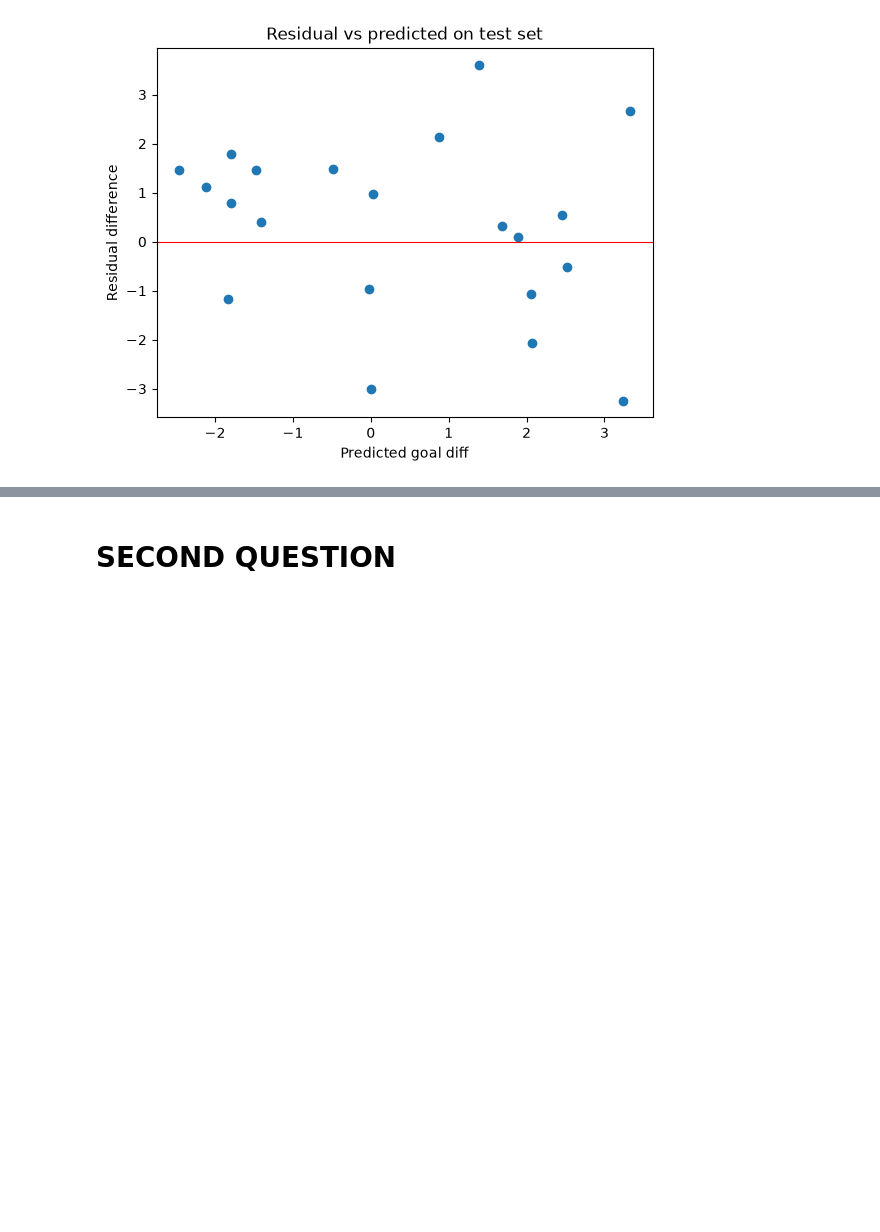
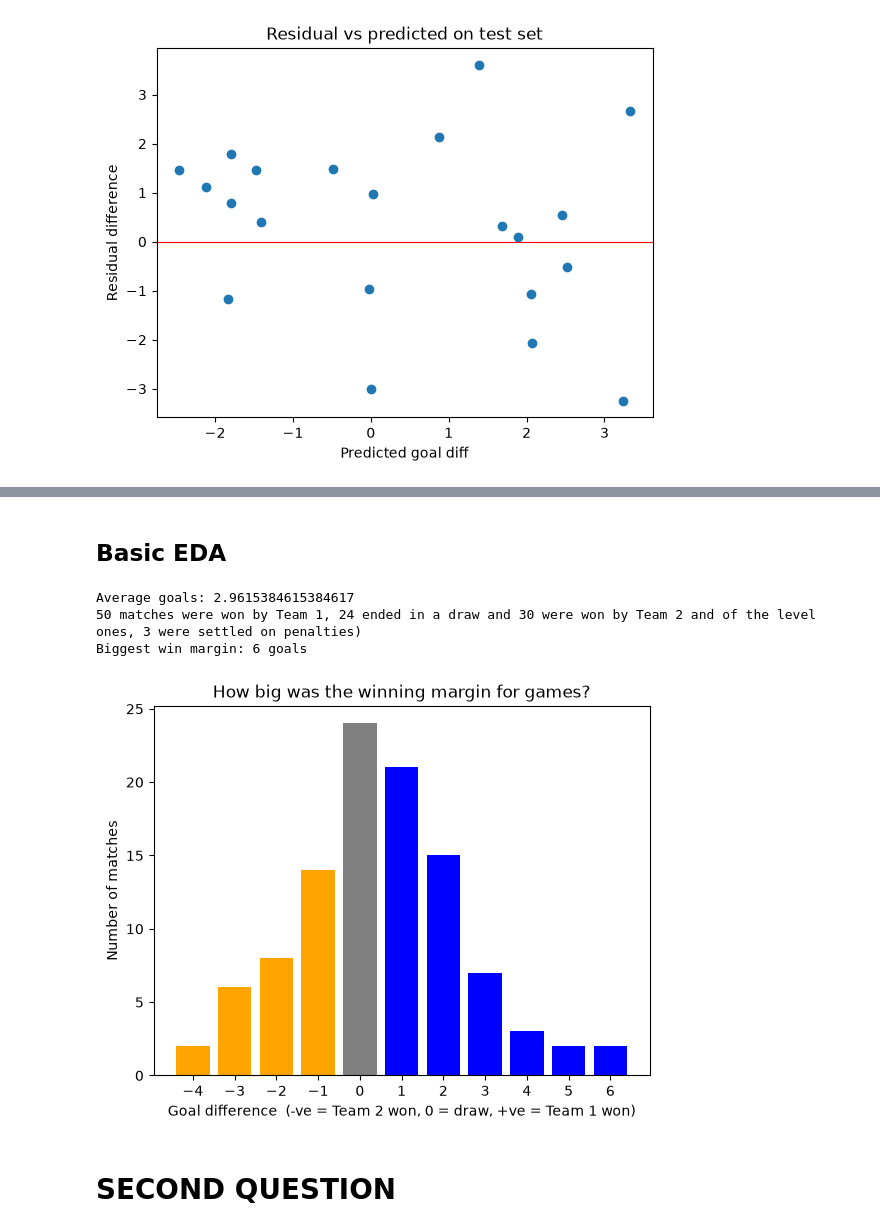
Before and after one commit to qualiky/fifa-world-cup-2026-analysis, a Jupyter notebook: notebooks/sandys-notebook.ipynb, the cells around one changed output, grey strips where cells are left out. Saved outputs shown, nothing was run; the diff lists cells and outputs as text; code cells hidden in the pictures; blank space fills up the shorter version.

```diff
--- a/notebooks/sandys-notebook.ipynb
+++ b/notebooks/sandys-notebook.ipynb
@@ -201,3 +237,33 @@ plt.show()
+# %% [markdown]
+## Basic EDA
+# %%
+y = final_dataset[TARGET]
+avg_goals = q("SELECT AVG(home_score + away_score) AS g FROM matches")["g"][0]
+n_t1, n_draw, n_t2 = int((y > 0).sum()), int((y == 0).sum()), int((y < 0).sum())
+big = y.abs().max()
+pens = q("SELECT COUNT(*) AS n FROM matches WHERE result_type = 'Penalties'")["n"][0]
+mode_m = int(y.value_counts().idxmax())
+mode_txt = "a draw" if mode_m == 0 else f"a {abs(mode_m)}-goal win for Team {1 if mode_m > 0 else 2}"
+
+print(f'Average goals: {avg_goals}')
+print(f'{n_t1} matches were won by Team 1, {n_draw} ended in a draw and {n_t2} were won by Team 2 and of the level ones, {pens} were settled on penalties)')
+print(f'Biggest win margin: {big} goals')
+# %% [output]
+Average goals: 2.9615384615384617
+50 matches were won by Team 1, 24 ended in a draw and 30 were won by Team 2 and of the level ones, 3 were settled on penalties)
+Biggest win margin: 6 goals
+# %%
+margin_counts = y.value_counts().sort_index()
+fig, ax = plt.subplots()
+colors = ["orange" if m < 0 else "grey" if m == 0 else "blue" for m in margin_counts.index]
+ax.bar(margin_counts.index, margin_counts.values, color=colors)
+ax.set_xlabel("Goal difference  (-ve = Team 2 won, 0 = draw, +ve = Team 1 won)")
+ax.set_ylabel("Number of matches")
+ax.set_title("How big was the winning margin for games?")
+ax.set_xticks(margin_counts.index)
+plt.show()
+# %% [output]
+[figure, added]
 # %%
 # DONE!
 # %% [markdown]
```
Also changed, not shown: parts of 6 cells of this notebook, 4 other files.
